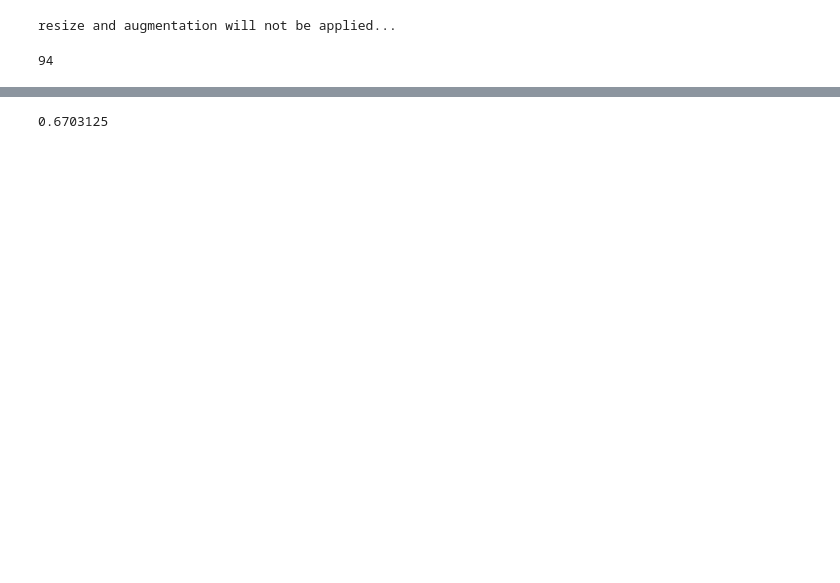
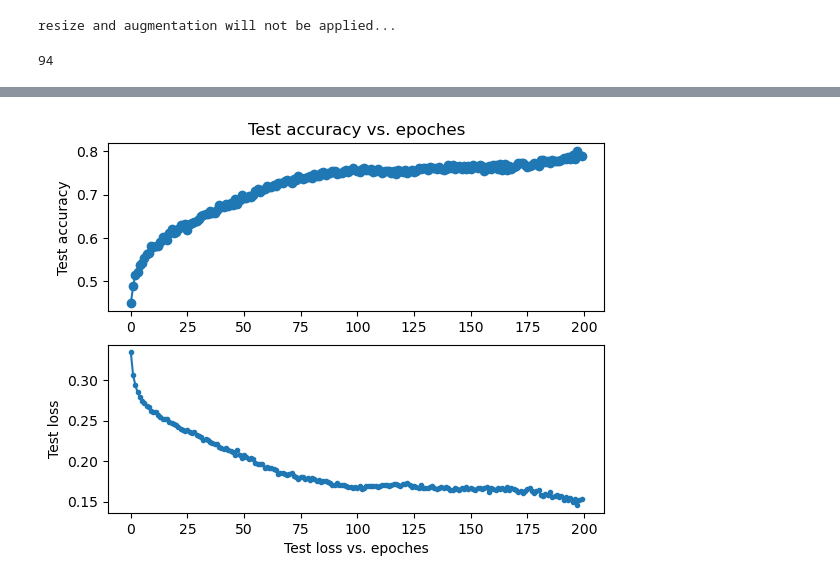
Before and after one commit to Guliangxiao/labcome, a Jupyter notebook: 4/VIT.ipynb, the cells around one changed output, grey strips where cells are left out. Saved outputs shown, nothing was run; the diff lists cells and outputs as text; code cells hidden in the pictures; blank space fills up the shorter version.

```diff
--- a/4/VIT.ipynb
+++ b/4/VIT.ipynb
@@ -257,10 +291,16 @@ accuracy_list1 = []
 for epoch in range(200):
     train_loss = 0
     train_acc = 0
+    train_tp = 0
+    train_fp = 0
+    train_fn = 0
+    train_tn = 0
+    label_sum = 0
+    for img,label,_ in train_loader:
+        label = label.view(label.shape[0],-1)
+        label = np.unique(label,axis=1)
+        label = bcdcode(label).float()
 
-    for img,label,_ in train_loader:
-        label = torch.max(label.flatten(1),dim=1)[0].long()
-        label = nn.functional.one_hot(label,20).float()
         img,label = img.to(device),label.to(device)
         output = example(img)
         loss = criterion(output,label)
@@ -268,14 +308,27 @@ for epoch in range(200):
         loss.backward()
         optimizer.step()
         train_loss += loss.item()
-        _,pred = output.max(1)
-        _,result = label.max(1)
-        num_correct = (pred==result).sum().item()
-        acc = num_correct / img.shape[0]
-        train_acc += acc
+        # 计算准确性
+        preds = torch.sigmoid(output) > 0.5  # 二进制决策
+
+        # 计算 TP, FP, TN, FN
+        tp = ((preds & label.bool()).sum().item())
+        fp = ((preds & ~label.bool()).sum().item())
+        tn = ((~preds & ~label.bool()).sum().item())
+        fn = ((~preds & label.bool()).sum().item())
+
+        train_tp += tp
+        train_fp += fp
+        train_tn += tn
+        train_fn += fn
+        label_sum +=label.sum().item()
     scheduler.step()
+    total_samples = train_tp + train_fp + train_tn + train_fn
+    accuracy = (train_tp + train_tn) / total_samples
+    accuracy1 = train_tp/label_sum
+    loss_list.append(train_loss/len(train_loader))
+    accuracy_list.append(accuracy)
+    accuracy_list1.append(accuracy1)
 
-    loss_list.append(train_loss/len(train_loader))
-    accuracy_list.append(train_acc/len(train_loader))
-    print('epoch: {}, Train Loss: {:.6f}, Train Acc: {:.6f}'.format(epoch+1, train_loss/len(train_loader), train_acc/len(train_loader)))
+    print('epoch: {}, Train Loss: {:.6f}, Train Acc: {:.6f},trainacc:{:.6f}'.format(epoch+1, train_loss/len(train_loader), accuracy,accuracy1))
 # %% [output]
@@ -299,18 +352,5 @@ epoch: 200, Train Loss: 0.053263, Train Acc: 0.781582
-# %%
-test_acc = 0
-for img,label,_ in test_loader:
-        label = torch.max(label.flatten(1),dim=1)[0].long()
-        label = nn.functional.one_hot(label,20).float()
-        img,label = img.to(device),label.to(device)
-        output = example(img)
-
-
-
-        _,pred = output.max(1)
-        _,result = label.max(1)
-        num_correct = (pred==result).sum().item()
-        acc = num_correct / img.shape[0]
-        test_acc += acc
-print(test_acc/len(test_loader))
-# %% [output]
-0.6703125
+# %%
+#accuracy_list1
+draw(200,loss_list,accuracy_list1)
+# %% [output]
+[figure, added]
```
Also changed, not shown: parts of 6 cells of this notebook, 1 other file.
